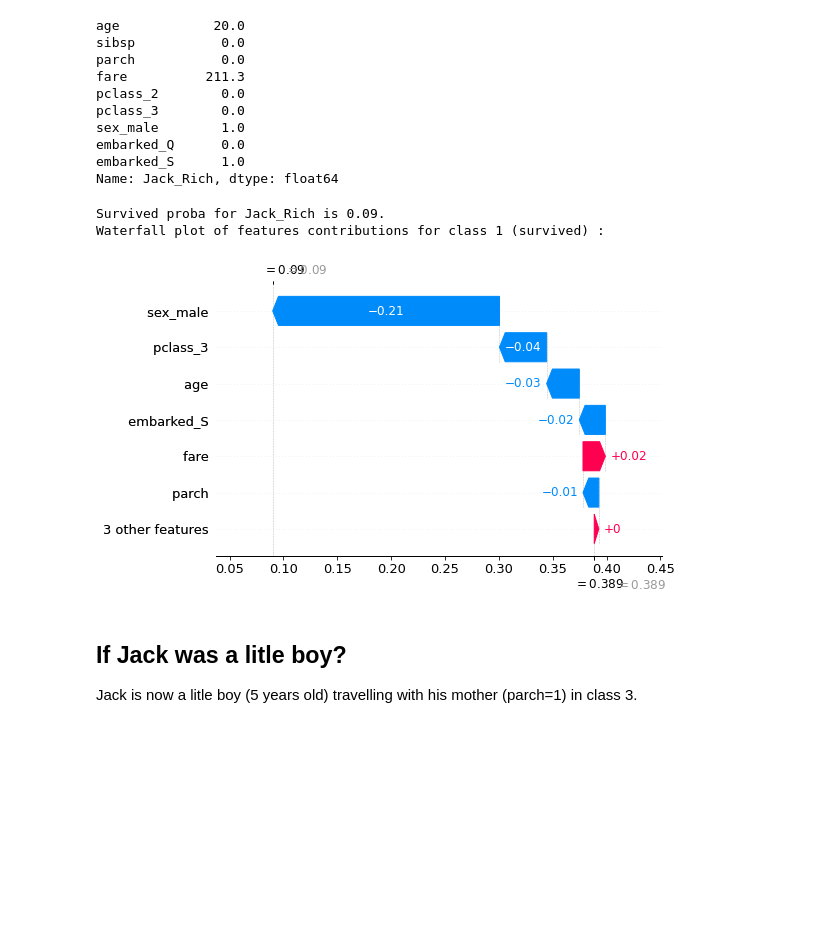
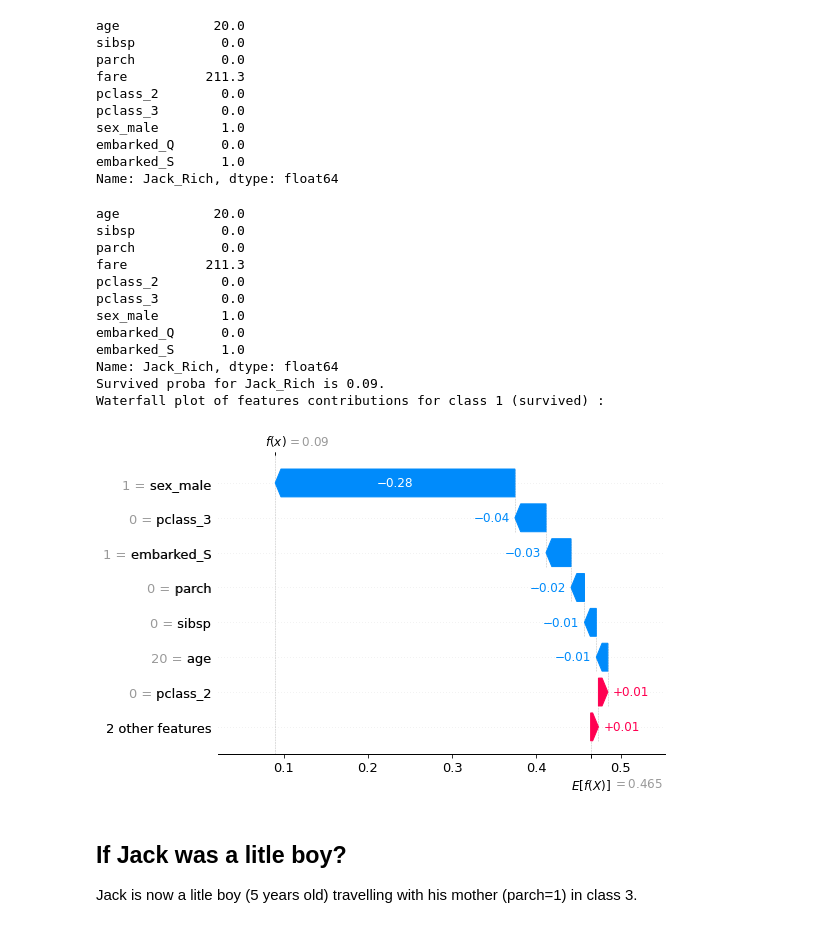
Before and after one commit to thlevy/explainability, a Jupyter notebook: Classification_Categorical_Titanic-v2.ipynb, the cells around one changed output. Cells and saved outputs as stored; diff of their text form; code cells hidden in the pictures; blank space fills up the shorter version.

```diff
--- a/Classification_Categorical_Titanic-v2.ipynb
+++ b/Classification_Categorical_Titanic-v2.ipynb
@@ -285,18 +296,31 @@ embarked_Q      0.0
 embarked_S      1.0
 Name: Jack_Rich, dtype: float64
 # %%
-#Waterfall_plot
-shap_values = explainer.shap_values(X_test.loc[idx])
-max_display = 7
-proba = rf.predict_proba(X_test.loc[idx].to_numpy().reshape(1,-1))
-print(f"Survived proba for {idx} is {proba[0][1]:.2}.\nWaterfall plot of features contributions for class 1 (survived) :")
-#Try explanability with original values
-#shap.waterfall_plot(explainer.expected_value[1], shap_values[1], df_test.loc[idx],max_display=max_display)
-waterfall_legacy(explainer.expected_value[1], shap_values[1], X_test.loc[idx],max_display=max_display)
+X_i = X_test.loc[idx]
+print(X_i)
+shap_values = explainer.shap_values(X_i)
+max_display = 8
+proba = rf.predict_proba(X_i.to_numpy().reshape(1,-1))
+print(f"Survived proba for {idx} is {proba[0][1]}.\nWaterfall plot of features contributions for class 1 (survived) :")
+shap_object = ShapObject(base_values = explainer.expected_value[1],
+                         values = shap_values[1].reshape(-1),
+                         feature_names = features,
+                         data = X_i)
+shap.waterfall_plot(shap_object, max_display=max_display)
 # %% [output]
+age            20.0
+sibsp           0.0
+parch           0.0
+fare          211.3
+pclass_2        0.0
+pclass_3        0.0
+sex_male        1.0
+embarked_Q      0.0
+embarked_S      1.0
+Name: Jack_Rich, dtype: float64
 Survived proba for Jack_Rich is 0.09.
 Waterfall plot of features contributions for class 1 (survived) :
-[figure, old version]
+[figure, new version]
 # %% [markdown]
 ## If Jack was a litle boy?
 Jack is now a litle boy (5 years old) travelling with his mother (parch=1) in class 3.
```
Also changed, not shown: parts of 5 cells of this notebook, 3 other files.
